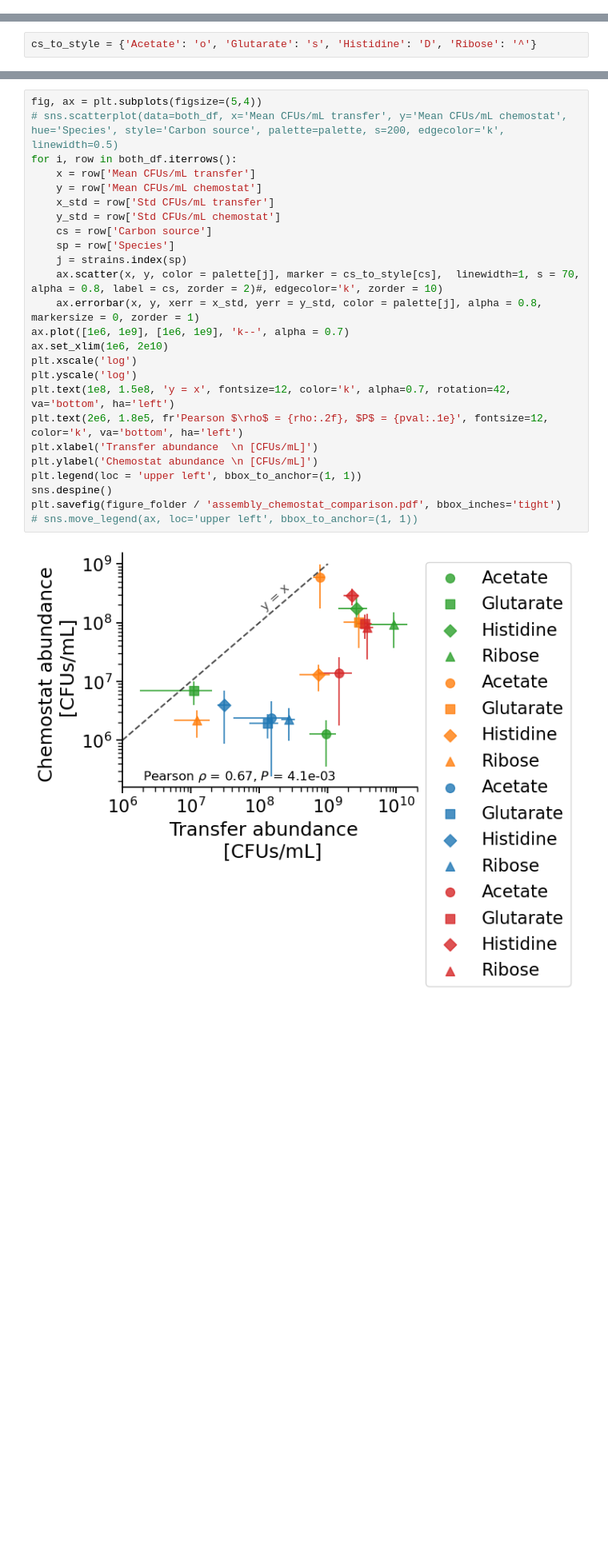
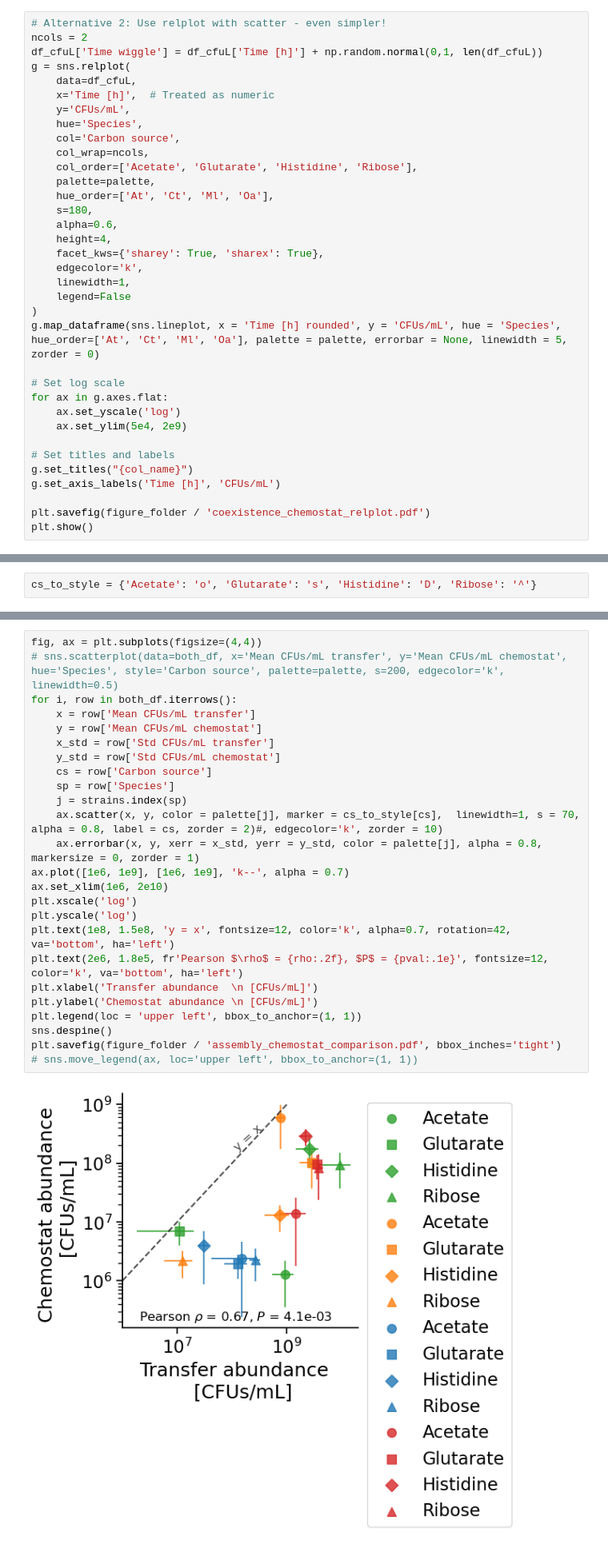
Before and after one commit to sulheim/coexistence, a Jupyter notebook: notebooks/4_chemostats/4A_plot_chemostat_assembly_cfus.ipynb, the cells around one changed output, grey strips where cells are left out. Shown at 80% size. Cells and saved outputs as stored; diff of their text form; blank space fills up the shorter version.

Commit message:
clean-up and small fixes to plots

```diff
--- a/notebooks/4_chemostats/4A_plot_chemostat_assembly_cfus.ipynb
+++ b/notebooks/4_chemostats/4A_plot_chemostat_assembly_cfus.ipynb
@@ -88,0 +195,35 @@ plt.show()
+# %%
+# Alternative 2: Use relplot with scatter - even simpler!
+ncols = 2
+df_cfuL['Time wiggle'] = df_cfuL['Time [h]'] + np.random.normal(0,1, len(df_cfuL))
+g = sns.relplot(
+    data=df_cfuL,
+    x='Time [h]',  # Treated as numeric
+    y='CFUs/mL',
+    hue='Species',
+    col='Carbon source',
+    col_wrap=ncols,
+    col_order=['Acetate', 'Glutarate', 'Histidine', 'Ribose'],
+    palette=palette,
+    hue_order=['At', 'Ct', 'Ml', 'Oa'],
+    s=180,
+    alpha=0.6,
+    height=4,
+    facet_kws={'sharey': True, 'sharex': True},
+    edgecolor='k',
+    linewidth=1,
+    legend=False
+)
+g.map_dataframe(sns.lineplot, x = 'Time [h] rounded', y = 'CFUs/mL', hue = 'Species',  hue_order=['At', 'Ct', 'Ml', 'Oa'], palette = palette, errorbar = None, linewidth = 5, zorder = 0)
+
+# Set log scale
+for ax in g.axes.flat:
+    ax.set_yscale('log')
+    ax.set_ylim(5e4, 2e9)
+
+# Set titles and labels
+g.set_titles("{col_name}")
+g.set_axis_labels('Time [h]', 'CFUs/mL')
+
+plt.savefig(figure_folder / 'coexistence_chemostat_relplot.pdf')
+plt.show()
@@ -105,29 +248,29 @@ both_df['log10 chemostat'] = np.log10(both_df['Mean CFUs/mL chemostat'])
 
 rho, pval = st.pearsonr(both_df['log10 transfer'], both_df['log10 chemostat'])
 # %%
-fig, ax = plt.subplots(figsize=(5,4))
+fig, ax = plt.subplots(figsize=(4,4))
 # sns.scatterplot(data=both_df, x='Mean CFUs/mL transfer', y='Mean CFUs/mL chemostat', hue='Species', style='Carbon source', palette=palette, s=200, edgecolor='k', linewidth=0.5)
 for i, row in both_df.iterrows():
     x = row['Mean CFUs/mL transfer']
     y = row['Mean CFUs/mL chemostat']
     x_std = row['Std CFUs/mL transfer']
     y_std = row['Std CFUs/mL chemostat']
     cs = row['Carbon source']
     sp = row['Species']
     j = strains.index(sp)
     ax.scatter(x, y, color = palette[j], marker = cs_to_style[cs],  linewidth=1, s = 70, alpha = 0.8, label = cs, zorder = 2)#, edgecolor='k', zorder = 10)
     ax.errorbar(x, y, xerr = x_std, yerr = y_std, color = palette[j], alpha = 0.8, markersize = 0, zorder = 1)
 ax.plot([1e6, 1e9], [1e6, 1e9], 'k--', alpha = 0.7)
 ax.set_xlim(1e6, 2e10)
 plt.xscale('log')
 plt.yscale('log')
 plt.text(1e8, 1.5e8, 'y = x', fontsize=12, color='k', alpha=0.7, rotation=42, va='bottom', ha='left')
 plt.text(2e6, 1.8e5, fr'Pearson $\rho$ = {rho:.2f}, $P$ = {pval:.1e}', fontsize=12, color='k', va='bottom', ha='left')
 plt.xlabel('Transfer abundance  \n [CFUs/mL]')
 plt.ylabel('Chemostat abundance \n [CFUs/mL]')
 plt.legend(loc = 'upper left', bbox_to_anchor=(1, 1))
 sns.despine()
 plt.savefig(figure_folder / 'assembly_chemostat_comparison.pdf', bbox_inches='tight')
 # sns.move_legend(ax, loc='upper left', bbox_to_anchor=(1, 1))
 # %% [output]
-[figure, old version]
+[figure, new version]
```
Also changed, not shown: parts of 7 cells of this notebook, 8 other files.
